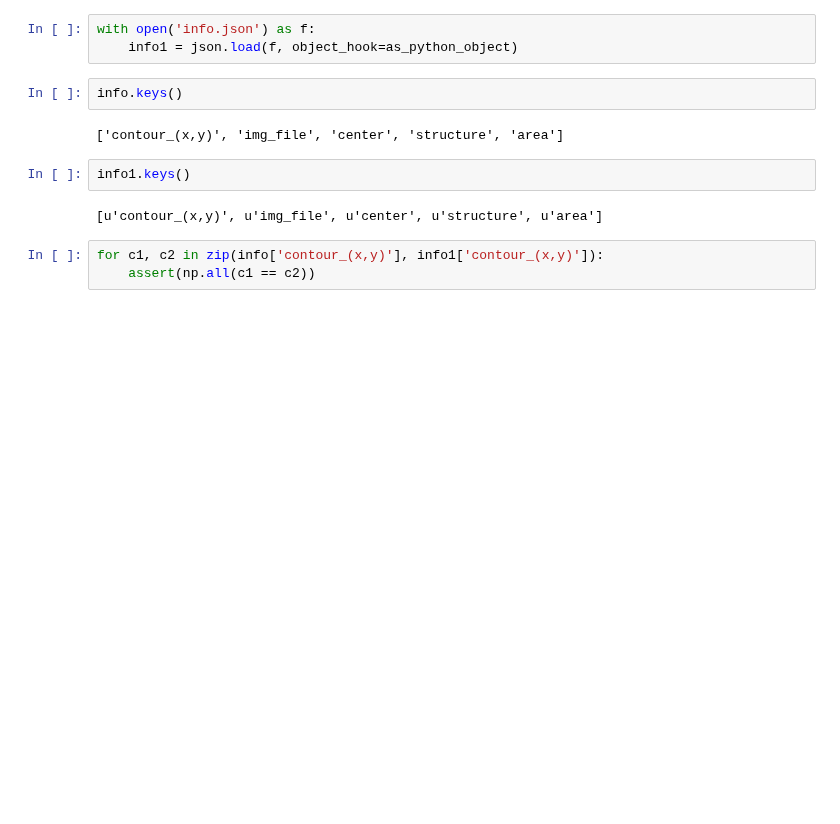
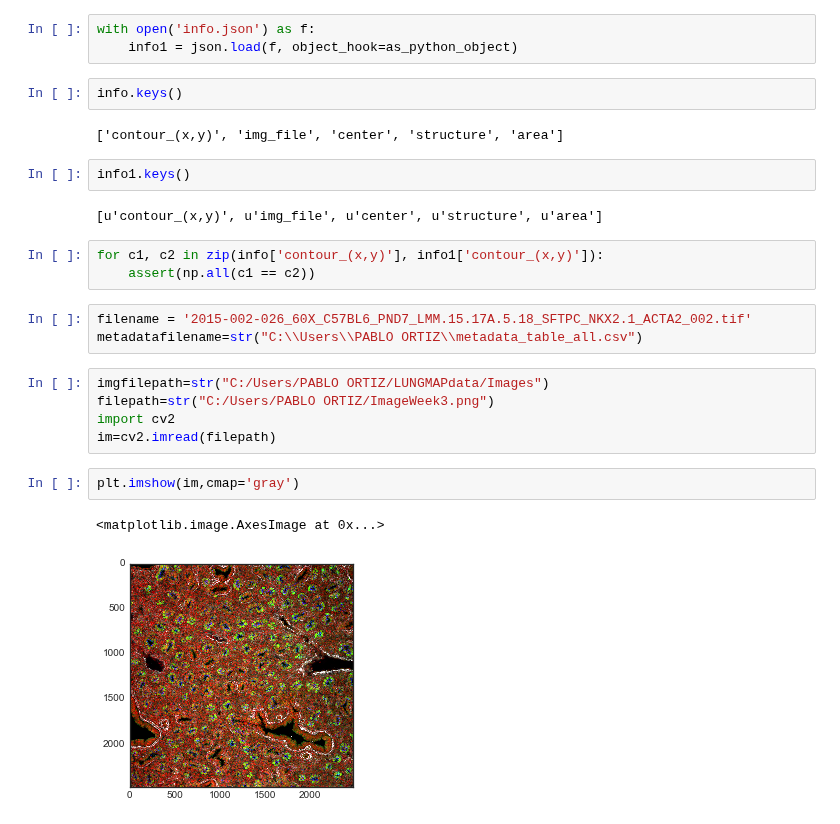
Before and after one commit to cliburn/lungmap-data-plus-2016, a Jupyter notebook: notebooks/scripts/segmentation_cc.ipynb, the cells around one changed output. Cells and saved outputs as stored; diff of their text form; blank space fills up the shorter version.

```diff
--- a/notebooks/scripts/segmentation_cc.ipynb
+++ b/notebooks/scripts/segmentation_cc.ipynb
@@ -145,3 +196,16 @@ info1.keys()
 # %%
 for c1, c2 in zip(info['contour_(x,y)'], info1['contour_(x,y)']):
     assert(np.all(c1 == c2))
+# %%
+filename = '2015-002-026_60X_C57BL6_PND7_LMM.15.17A.5.18_SFTPC_NKX2.1_ACTA2_002.tif'
+metadatafilename=str("C:\\Users\\PABLO ORTIZ\\metadata_table_all.csv")
+# %%
+imgfilepath=str("C:/Users/PABLO ORTIZ/LUNGMAPdata/Images")
+filepath=str("C:/Users/PABLO ORTIZ/ImageWeek3.png")
+import cv2
+im=cv2.imread(filepath)
+# %%
+plt.imshow(im,cmap='gray')
+# %% [output]
+<matplotlib.image.AxesImage at 0x...>
+[figure, added]
```
Also changed, not shown: parts of 5 cells of this notebook, 3 other files.
